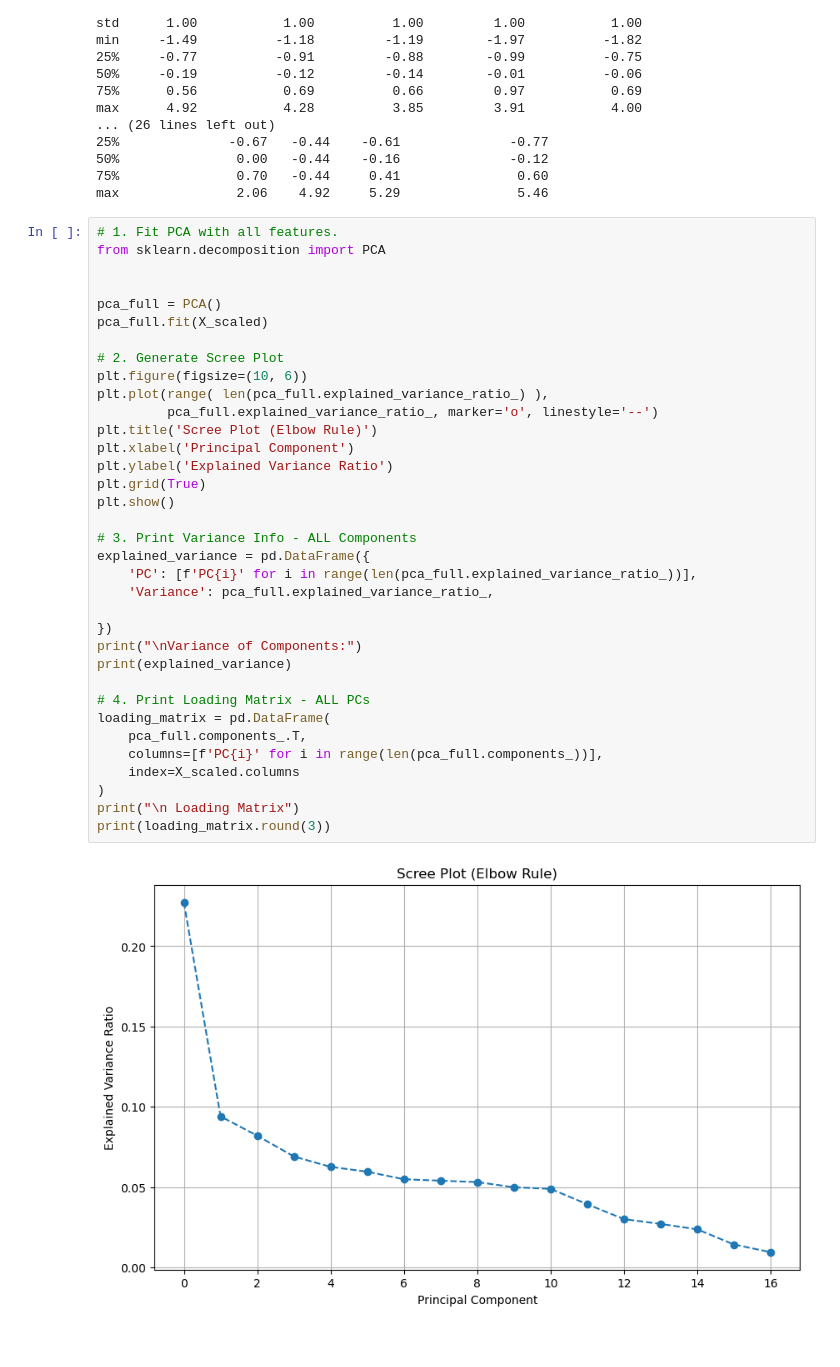
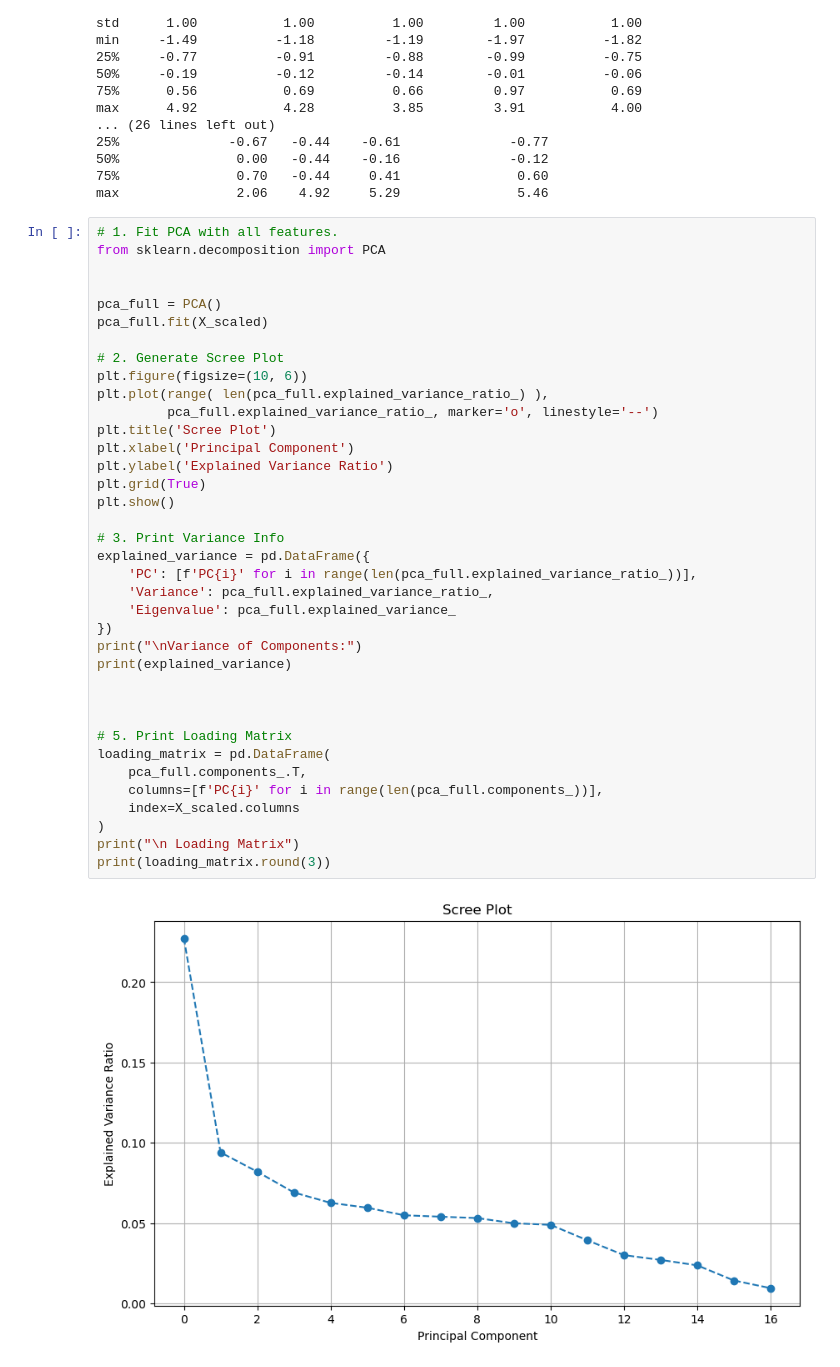
Before and after one commit to jdemuth17/D600, a Jupyter notebook: D600_task_3.ipynb, the cells around one changed output. Saved outputs shown, nothing was run; the diff lists cells and outputs as text.

```diff
--- a/D600_task_3.ipynb
+++ b/D600_task_3.ipynb
@@ -101,36 +101,38 @@ max               2.06    4.92     5.29               5.46
 from sklearn.decomposition import PCA
 
 
 pca_full = PCA()
 pca_full.fit(X_scaled)
 
 # 2. Generate Scree Plot
 plt.figure(figsize=(10, 6))
 plt.plot(range( len(pca_full.explained_variance_ratio_) ),
          pca_full.explained_variance_ratio_, marker='o', linestyle='--')
-plt.title('Scree Plot (Elbow Rule)')
+plt.title('Scree Plot')
 plt.xlabel('Principal Component')
 plt.ylabel('Explained Variance Ratio')
 plt.grid(True)
 plt.show()
 
-# 3. Print Variance Info - ALL Components
+# 3. Print Variance Info
 explained_variance = pd.DataFrame({
     'PC': [f'PC{i}' for i in range(len(pca_full.explained_variance_ratio_))],
     'Variance': pca_full.explained_variance_ratio_,
-
+    'Eigenvalue': pca_full.explained_variance_
 })
 print("\nVariance of Components:")
 print(explained_variance)
 
-# 4. Print Loading Matrix - ALL PCs
+
+
+# 5. Print Loading Matrix
 loading_matrix = pd.DataFrame(
     pca_full.components_.T,
     columns=[f'PC{i}' for i in range(len(pca_full.components_))],
     index=X_scaled.columns
 )
 print("\n Loading Matrix")
 print(loading_matrix.round(3))
 # %% [output]
-[figure, old version]
+[figure, new version]
 Variance of Components:
```
Also changed, not shown: parts of 2 cells of this notebook, 2 other files.
